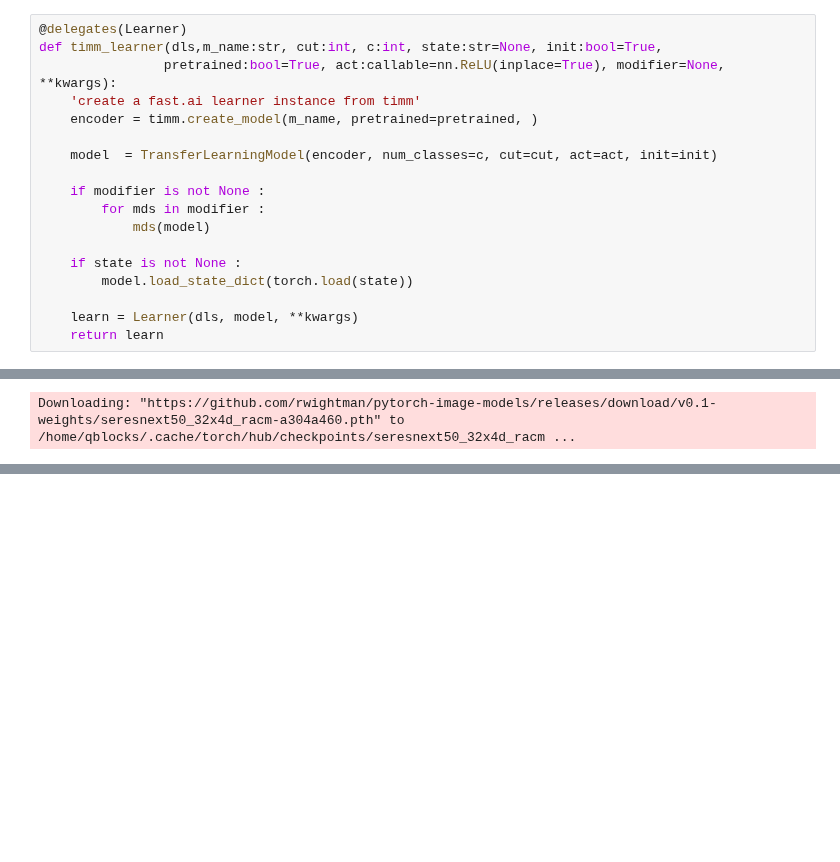
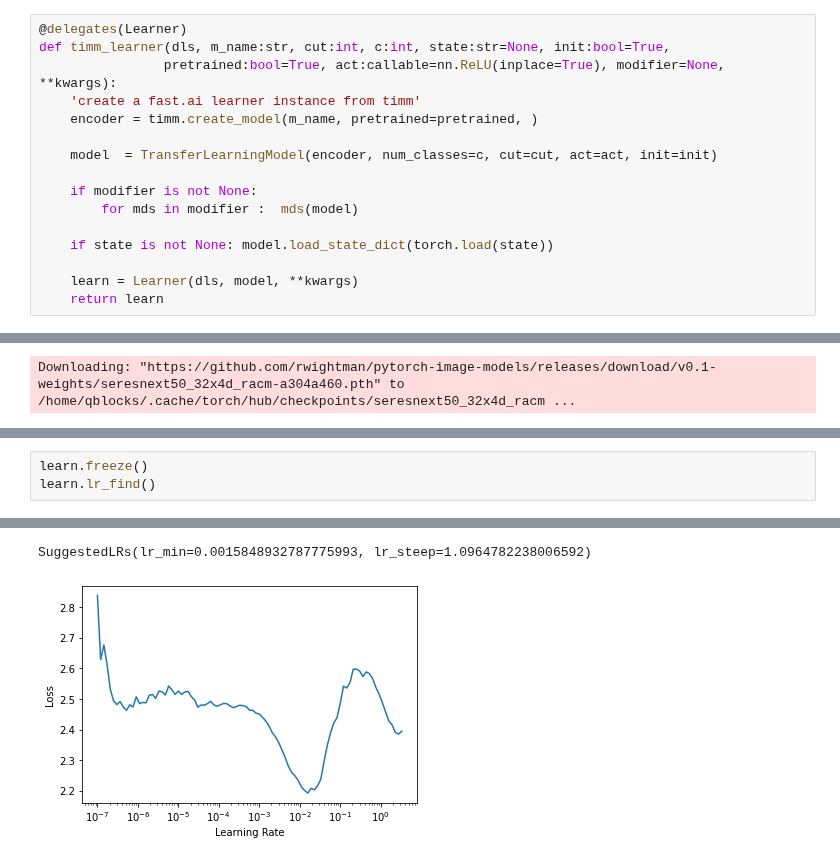
Before and after one commit to benihime91/leaf-disease-classification-kaggle, a Jupyter notebook: nbs/seresnext50_32x4d-ranger-labelsmoothing-mixup.ipynb, the cells around one changed output, grey strips where cells are left out. Drawn from its saved outputs; the diff is of its cells as text; blank space fills up the shorter version.

```diff
--- a/nbs/seresnext50_32x4d-ranger-labelsmoothing-mixup.ipynb
+++ b/nbs/seresnext50_32x4d-ranger-labelsmoothing-mixup.ipynb
@@ -85,19 +85,17 @@ dls.valid.show_batch(max_n=3,figsize=(12,6))
 [figure]
 # %%
 @delegates(Learner)
-def timm_learner(dls,m_name:str, cut:int, c:int, state:str=None, init:bool=True,
+def timm_learner(dls, m_name:str, cut:int, c:int, state:str=None, init:bool=True,
                 pretrained:bool=True, act:callable=nn.ReLU(inplace=True), modifier=None, **kwargs):
     'create a fast.ai learner instance from timm'
     encoder = timm.create_model(m_name, pretrained=pretrained, )
 
     model  = TransferLearningModel(encoder, num_classes=c, cut=cut, act=act, init=init)
 
-    if modifier is not None :
-        for mds in modifier :
-            mds(model)
+    if modifier is not None:
+        for mds in modifier :  mds(model)
 
-    if state is not None :
-        model.load_state_dict(torch.load(state))
+    if state is not None: model.load_state_dict(torch.load(state))
 
     learn = Learner(dls, model, **kwargs)
     return learn
@@ -111,0 +130,4 @@ Downloading: "https://github.com/rwightman/pytorch-image-models/releases/downloa
+# %%
+learn.freeze()
+learn.lr_find()
+# %% [output]
@@ -111,0 +135,2 @@ Downloading: "https://github.com/rwightman/pytorch-image-models/releases/downloa
+SuggestedLRs(lr_min=0.0015848932787775993, lr_steep=1.0964782238006592)
+[figure, added]
```
Also changed, not shown: parts of 3 cells of this notebook.
